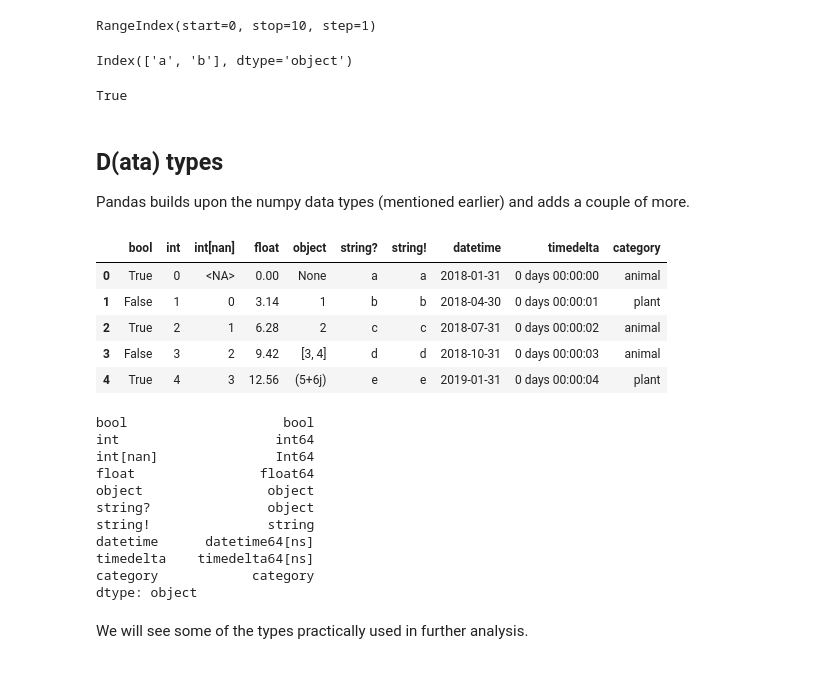
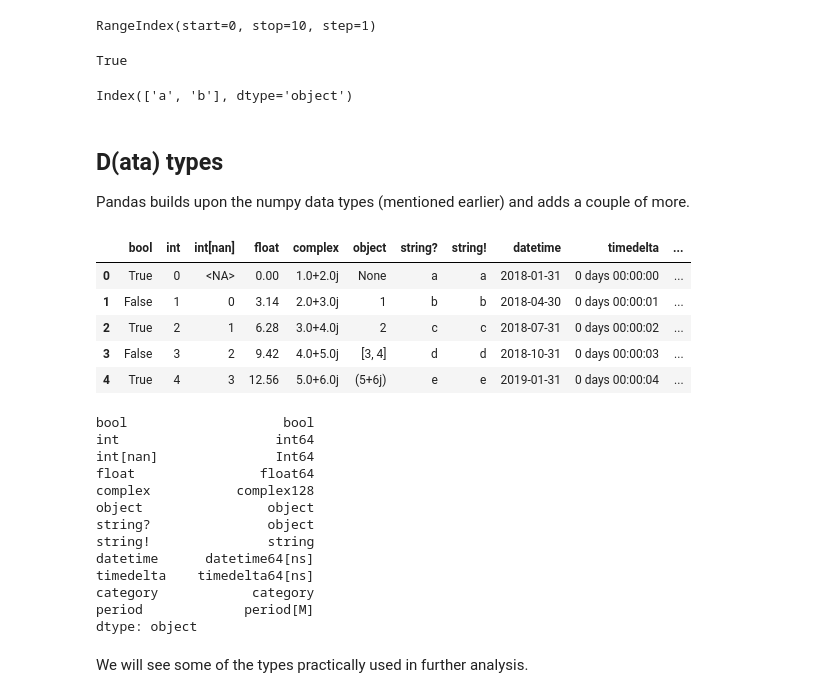
Before and after one commit to janpipek/fbmi-python-course, a Jupyter notebook: notebooks/130_pandas_intro.ipynb, the cells around one changed output. Cells and saved outputs as stored; diff of their text form; code cells hidden in the pictures.

```diff
--- a/notebooks/130_pandas_intro.ipynb
+++ b/notebooks/130_pandas_intro.ipynb
@@ -155,16 +155,16 @@ df
 df.index
 # %% [output]
 RangeIndex(start=0, stop=10, step=1)
+# %%
+# ...that is shared by all columns
+df.index is df["a"].index
+# %% [output]
+True
 # %%
 # The columns also form an index.
 df.columns
 # %% [output]
 Index(['a', 'b'], dtype='object')
-# %%
-# ...that is shared by all columns
-df.index is df["a"].index
-# %% [output]
-True
 # %% [markdown]
 ## D(ata) types
 
@@ -172,24 +172,26 @@ Pandas builds upon the numpy data types (mentioned earlier) and adds a couple of
 # %%
 typed_df = pd.DataFrame({
   "bool": np.arange(5) % 2 == 0,
   "int": range(5),
   "int[nan]": pd.Series([np.nan, 0, 1, 2, 3], dtype="Int64"),
   "float": np.arange(5) * 3.14,
+  "complex": np.array([1 + 2j, 2 + 3j, 3 + 4j, 4 + 5j, 5 + 6j]),
   "object": [None, 1, "2", [3, 4], 5 + 6j],
   "string?": ["a", "b", "c", "d", "e"],
   "string!": pd.Series(["a", "b", "c", "d", "e"], dtype="string"),
   "datetime": pd.date_range('2018-01-01', periods=5, freq='3M'),
   "timedelta": pd.timedelta_range(0, freq="1s", periods=5),
-  "category": pd.Series(["animal", "plant", "animal", "animal", "plant"], dtype="category")
+  "category": pd.Series(["animal", "plant", "animal", "animal", "plant"], dtype="category"),
+  "period": pd.period_range('2018-01-01', periods=5, freq='M'),
 })
 typed_df
 # %% [output]
-|  | bool | int | int[nan] | float | object | string? | string! | datetime | timedelta | category |
-| 0 | True | 0 | <NA> | 0.00 | None | a | a | 2018-01-31 | 0 days 00:00:00 | animal |
-| 1 | False | 1 | 0 | 3.14 | 1 | b | b | 2018-04-30 | 0 days 00:00:01 | plant |
-| 2 | True | 2 | 1 | 6.28 | 2 | c | c | 2018-07-31 | 0 days 00:00:02 | animal |
-| 3 | False | 3 | 2 | 9.42 | [3, 4] | d | d | 2018-10-31 | 0 days 00:00:03 | animal |
-| 4 | True | 4 | 3 | 12.56 | (5+6j) | e | e | 2019-01-31 | 0 days 00:00:04 | plant |
+|  | bool | int | int[nan] | float | complex | object | string? | string! | datetime | timedelta | ... |
+| 0 | True | 0 | <NA> | 0.00 | 1.0+2.0j | None | a | a | 2018-01-31 | 0 days 00:00:00 | ... |
+| 1 | False | 1 | 0 | 3.14 | 2.0+3.0j | 1 | b | b | 2018-04-30 | 0 days 00:00:01 | ... |
+| 2 | True | 2 | 1 | 6.28 | 3.0+4.0j | 2 | c | c | 2018-07-31 | 0 days 00:00:02 | ... |
+| 3 | False | 3 | 2 | 9.42 | 4.0+5.0j | [3, 4] | d | d | 2018-10-31 | 0 days 00:00:03 | ... |
+| 4 | True | 4 | 3 | 12.56 | 5.0+6.0j | (5+6j) | e | e | 2019-01-31 | 0 days 00:00:04 | ... |
 # %%
 typed_df.dtypes
 # %% [output]
@@ -197,12 +199,14 @@ bool                    bool
 int                    int64
 int[nan]               Int64
 float                float64
+complex           complex128
 object                object
 string?               object
 string!               string
 datetime      datetime64[ns]
 timedelta    timedelta64[ns]
 category            category
+period             period[M]
 dtype: object
 # %% [markdown]
 We will see some of the types practically used in further analysis.
```
Also changed, not shown: parts of 38 cells of this notebook, 1 other file.
